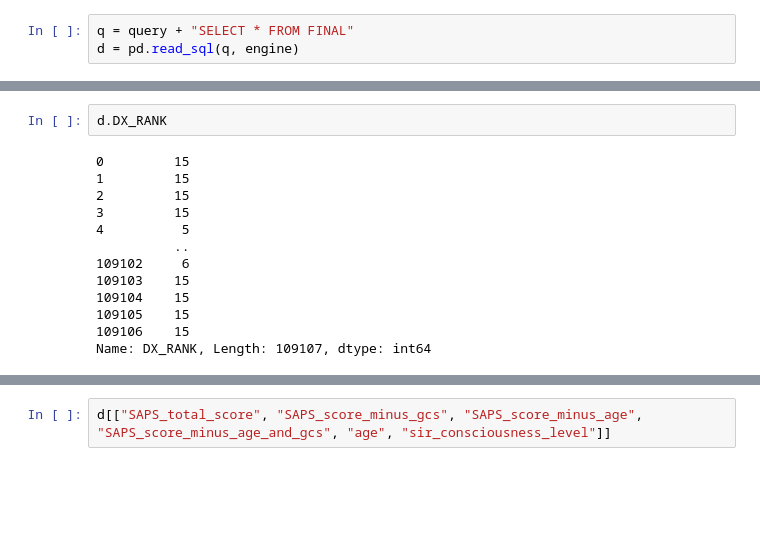
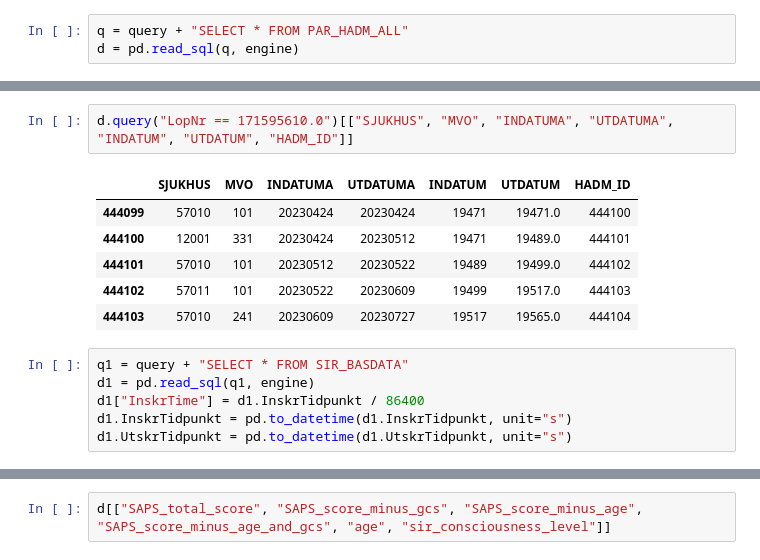
Before and after one commit to johol355/neuro-ascertainment, a Jupyter notebook: candidate-queries/transferred-nsicu-cohort-daoh/transferred-cohort-daoh.ipynb, the cells around one changed output, grey strips where cells are left out. Saved outputs shown, nothing was run; the diff lists cells and outputs as text; blank space fills up the shorter version.

```diff
--- a/candidate-queries/transferred-nsicu-cohort-daoh/transferred-cohort-daoh.ipynb
+++ b/candidate-queries/transferred-nsicu-cohort-daoh/transferred-cohort-daoh.ipynb
@@ -27,3 +29,3 @@ def count_id(df):
 # %%
-q = query + "SELECT * FROM FINAL"
+q = query + "SELECT * FROM PAR_HADM_ALL"
 d = pd.read_sql(q, engine)
@@ -45,15 +32,15 @@ Name: DX_GROUP, Length: 109107, dtype: object
-# %%
-d.DX_RANK
-# %% [output]
-0         15
-1         15
-2         15
-3         15
-4          5
-          ..
-109102     6
-109103    15
-109104    15
-109105    15
-109106    15
-Name: DX_RANK, Length: 109107, dtype: int64
+# %%
+d.query("LopNr == 171595610.0")[["SJUKHUS", "MVO", "INDATUMA", "UTDATUMA", "INDATUM", "UTDATUM", "HADM_ID"]]
+# %% [output]
+|  | SJUKHUS | MVO | INDATUMA | UTDATUMA | INDATUM | UTDATUM | HADM_ID |
+| 444099 | 57010 | 101 | 20230424 | 20230424 | 19471 | 19471.0 | 444100 |
+| 444100 | 12001 | 331 | 20230424 | 20230512 | 19471 | 19489.0 | 444101 |
+| 444101 | 57010 | 101 | 20230512 | 20230522 | 19489 | 19499.0 | 444102 |
+| 444102 | 57011 | 101 | 20230522 | 20230609 | 19499 | 19517.0 | 444103 |
+| 444103 | 57010 | 241 | 20230609 | 20230727 | 19517 | 19565.0 | 444104 |
+# %%
+q1 = query + "SELECT * FROM SIR_BASDATA"
+d1 = pd.read_sql(q1, engine)
+d1["InskrTime"] = d1.InskrTidpunkt / 86400
+d1.InskrTidpunkt = pd.to_datetime(d1.InskrTidpunkt, unit="s")
+d1.UtskrTidpunkt = pd.to_datetime(d1.UtskrTidpunkt, unit="s")
```
Also changed, not shown: parts of 11 cells of this notebook, 1 other file.
